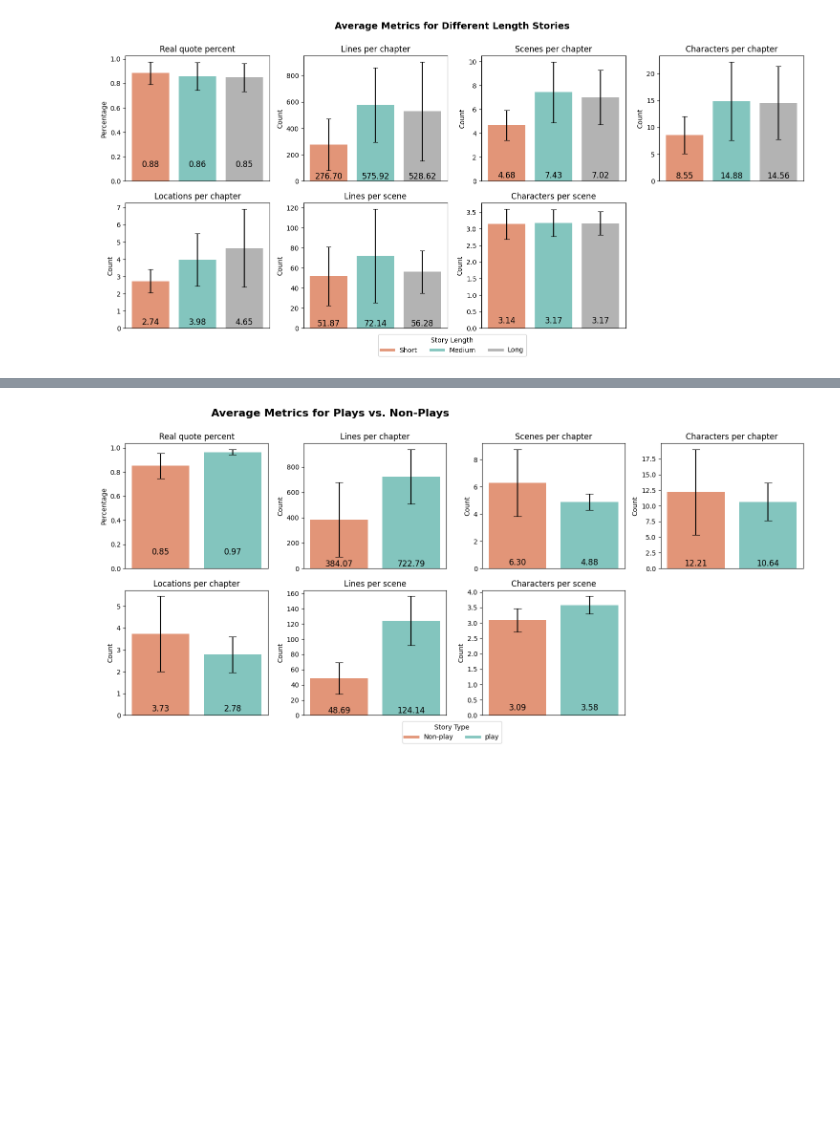
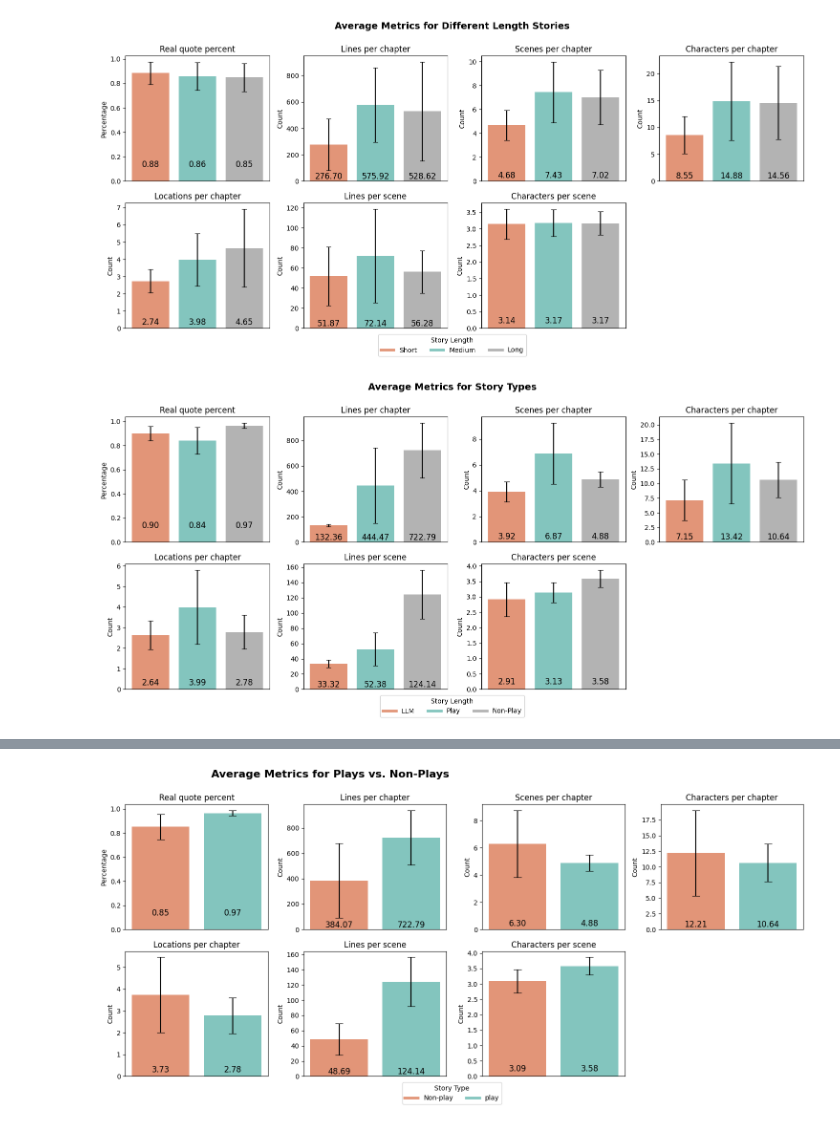
Before and after one commit to ShawnAzman/story-viz, a Jupyter notebook: notebooks/compute-stats.ipynb, the cells around one changed output, grey strips where cells are left out. Saved outputs shown, nothing was run; the diff lists cells and outputs as text; code cells hidden in the pictures; blank space fills up the shorter version.

```diff
--- a/notebooks/compute-stats.ipynb
+++ b/notebooks/compute-stats.ipynb
@@ -247,12 +255,16 @@ llm_avg = average_df.groupby(["llm_generated"]).mean(numeric_only=True)
 theme_avg = average_df.groupby(["themes"]).mean(numeric_only=True)
 length_avg = average_df.groupby(["story_length"]).mean(numeric_only=True)
 play_avg = average_df.groupby("is_play").mean(numeric_only=True)
+genre_avg = average_df.groupby("genre").mean(numeric_only=True)
+fame_avg = average_df.groupby("fame").mean(numeric_only=True)
 
 # sd for average_df
 llm_sd = average_df.groupby(["llm_generated"]).std(numeric_only=True)
 theme_sd = average_df.groupby(["themes"]).std(numeric_only=True)
 length_sd = average_df.groupby(["story_length"]).std(numeric_only=True)
 play_sd = average_df.groupby("is_play").std(numeric_only=True)
+genre_sd = average_df.groupby("genre").std(numeric_only=True)
+fame_sd = average_df.groupby("fame").std(numeric_only=True)
 
 # remove num_lines and is_play from llm_avg and llm_sd
 llm_avg = llm_avg.drop(columns=["num_lines", "is_play"])
@@ -263,6 +275,10 @@ length_avg = length_avg.drop(columns=["num_lines", "is_play"])
 length_sd = length_sd.drop(columns=["num_lines", "is_play"])
 play_avg = play_avg.drop(columns=["num_lines"])
 play_sd = play_sd.drop(columns=["num_lines"])
+genre_avg = genre_avg.drop(columns=["num_lines", "is_play", "themes", "llm_generated"])
+genre_sd = genre_sd.drop(columns=["num_lines", "is_play", "themes", "llm_generated"])
+fame_avg = fame_avg.drop(columns=["num_lines", "is_play", "themes", "llm_generated"])
+fame_sd = fame_sd.drop(columns=["num_lines", "is_play", "themes", "llm_generated"])
 
 # filter columns for theme_avg and theme_sd
 theme_avg = theme_avg[["llm_generated", "real_quote_percent", "characters_per_chapter", "characters_per_scene"]]
@@ -787,3 +835,70 @@ fig.legend(labels=['Short', 'Medium', 'Long'], loc='lower center', ncol=3, bbox_
 fig.tight_layout(rect=[0, 0, 1, 0.95])
 # %% [output]
 [figure]
+# %%
+# Plot with adjusted label size and position slightly above y=0
+fig, axes = plt.subplots(nrows=2, ncols=4, figsize=(15, 7), sharex=False, sharey=False)
+axes = axes.flatten()
+
+# plot for length
+colors = ['#e29578', '#83c5be', '#b3b3b3']
+
+# Transpose for easier plotting
+avg_transposed = genre_avg.transpose()
+std_transposed = genre_sd.transpose()
+
+
+for i, (metric, values) in enumerate(avg_transposed.iterrows()):
+    ax = axes[i]
+    std_values = std_transposed.loc[metric]
+
+    # Plot bars with error bars
+    bars = ax.bar(values.index, values.values, color=colors, yerr=std_values.values, capsize=0)
+
+    # Adjusted error bar styling: thinner and gray
+    # Adjusted error bar styling: thinner and gray
+    for bar, std in zip(bars, std_values.values):
+        x = bar.get_x() + bar.get_width() / 2
+        y = bar.get_height()
+        # Thinner horizontal lines for error bars
+        ax.plot([x - 0.05, x + 0.05], [y + std, y + std], color='black', lw=0.8)  # Top horizontal line
+        ax.plot([x - 0.05, x + 0.05], [y - std, y - std], color='black', lw=0.8)  # Bottom horizontal line
+        # Thinner vertical line for error bars
+        ax.vlines(x, y - std, y + std, color='black', lw=0.8)  # Vertical error line (ensure gray is set explicitly)
+
+    # Add y=0 line (dashed gray)
+    ax.axhline(0, color='gray', lw=0.5, ls='--')
+
+    ax.set_title(metric.replace('_', ' ').capitalize())
+    ax.set_ylabel("Count" if metric != "real_quote_percent" else "Percentage")
+    ax.set_xticks([])  # Remove x-axis labels
+    ax.set_xlabel("")  # Remove x-axis title
+
+    # Add labels slightly above y=0
+    for bar in bars:
+        ax.text(
+            bar.get_x() + bar.get_width() / 2,
+            0.1,  # Slightly above y=0
+            f'{bar.get_height():.2f}',
+            ha='center',
+            va='bottom',
+            fontsize=12  # Slightly larger font size
+        )
+
+# Hide any unused subplots
+for j in range(i + 1, len(axes)):
+    axes[j].set_visible(False)
+
+
+# add main title
+fig.suptitle("Average Metrics for Story Types", fontsize=14, fontweight='bold', x=0.5, y=0.95)
+
+# Add one overall legend with correct color order
+fig.legend(labels=['LLM', 'Play', 'Non-Play'], loc='lower center', ncol=3, bbox_to_anchor=(0.5, -0.06), title="Story Length", handles=[
+    plt.Line2D([0], [0], color=colors[0], lw=4),
+    plt.Line2D([0], [0], color=colors[1], lw=4),
+    plt.Line2D([0], [0], color=colors[2], lw=4),
+])
+fig.tight_layout(rect=[0, 0, 1, 0.95])
+# %% [output]
+[figure, added]
```
Also changed, not shown: parts of 18 cells of this notebook, 1 other file.
